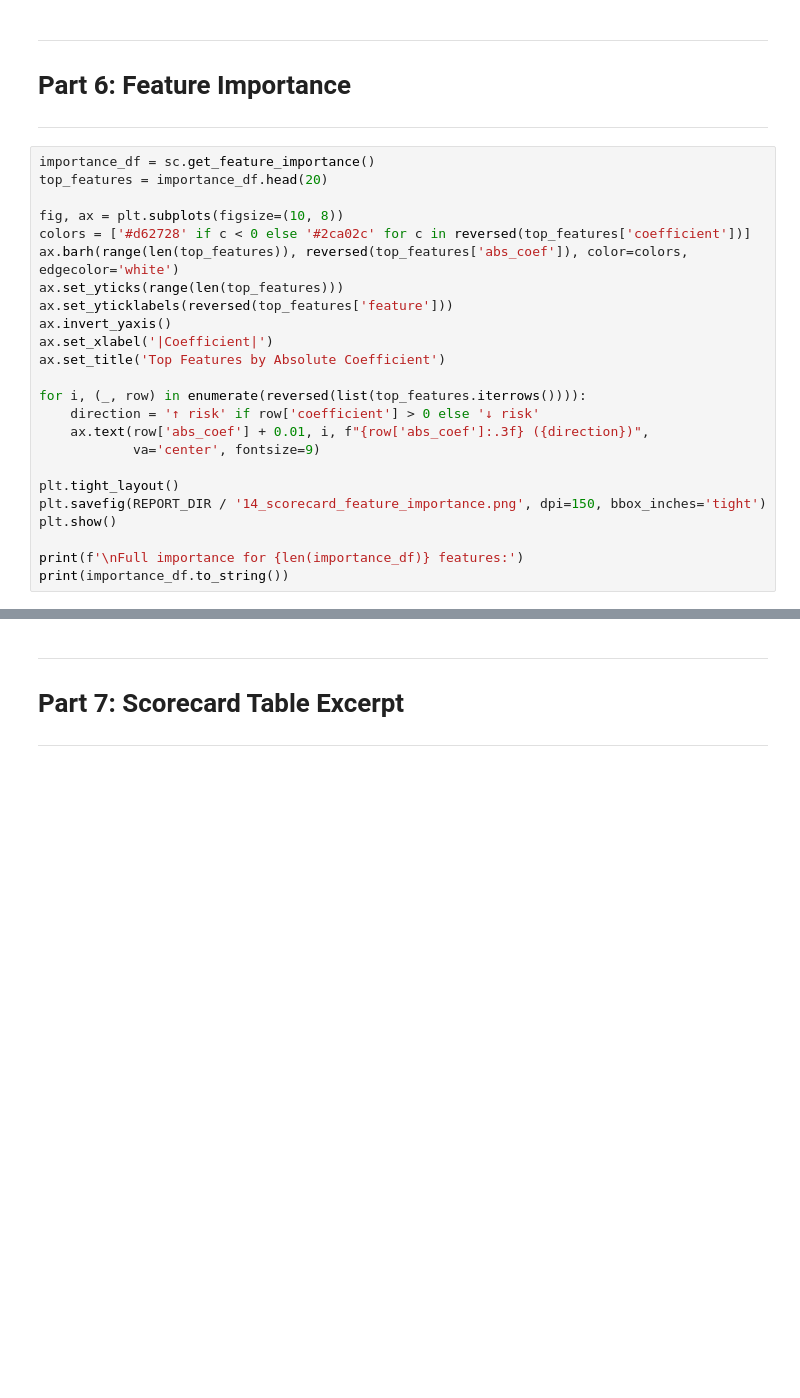
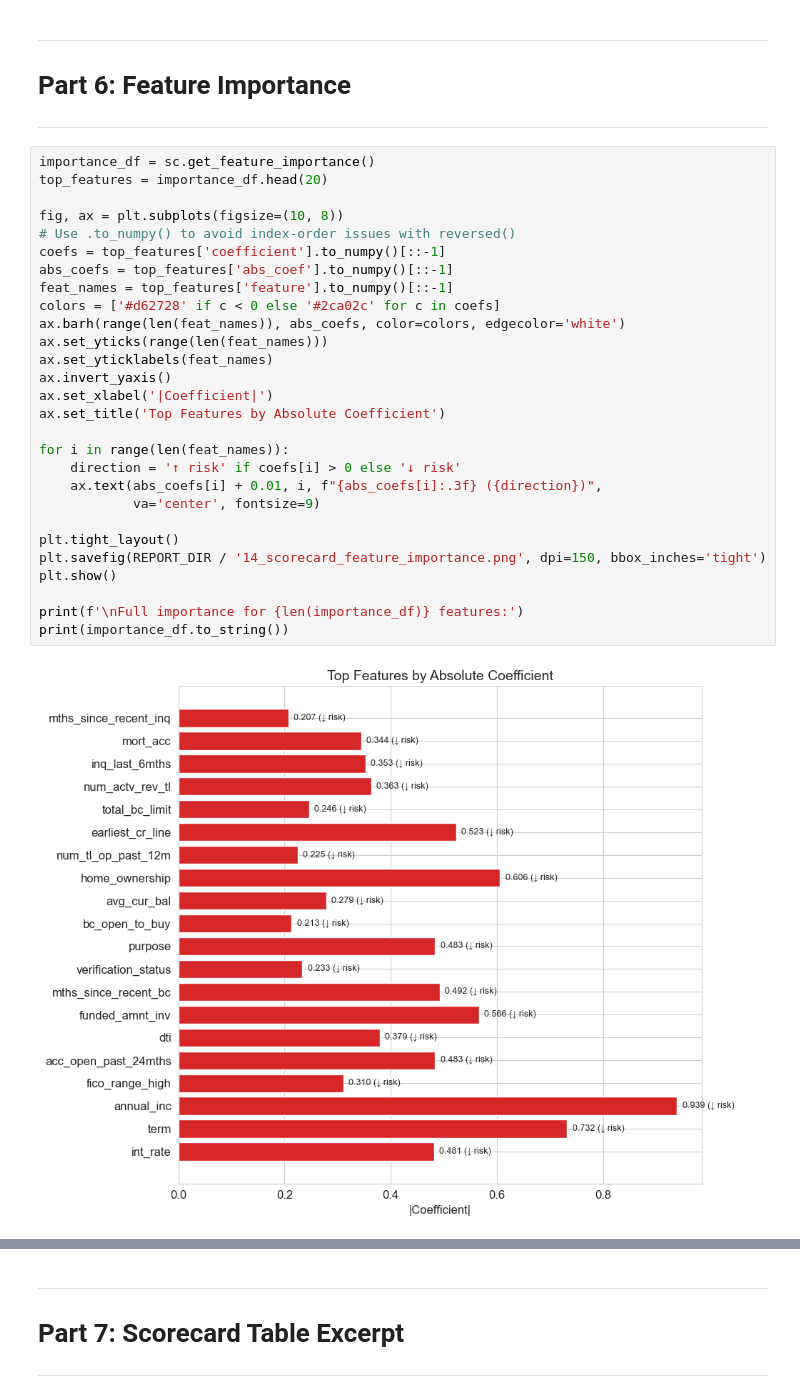
Before and after one commit to wsw99/credit-risk-scoring, a Jupyter notebook: notebooks/02_scorecard.ipynb, the cells around one changed output, grey strips where cells are left out. Drawn from its saved outputs; the diff is of its cells as text; blank space fills up the shorter version.

```diff
--- a/notebooks/02_scorecard.ipynb
+++ b/notebooks/02_scorecard.ipynb
@@ -214,24 +286,30 @@ plt.show()
 # %%
 importance_df = sc.get_feature_importance()
 top_features = importance_df.head(20)
 
 fig, ax = plt.subplots(figsize=(10, 8))
-colors = ['#d62728' if c < 0 else '#2ca02c' for c in reversed(top_features['coefficient'])]
-ax.barh(range(len(top_features)), reversed(top_features['abs_coef']), color=colors, edgecolor='white')
-ax.set_yticks(range(len(top_features)))
-ax.set_yticklabels(reversed(top_features['feature']))
+# Use .to_numpy() to avoid index-order issues with reversed()
+coefs = top_features['coefficient'].to_numpy()[::-1]
+abs_coefs = top_features['abs_coef'].to_numpy()[::-1]
+feat_names = top_features['feature'].to_numpy()[::-1]
+colors = ['#d62728' if c < 0 else '#2ca02c' for c in coefs]
+ax.barh(range(len(feat_names)), abs_coefs, color=colors, edgecolor='white')
+ax.set_yticks(range(len(feat_names)))
+ax.set_yticklabels(feat_names)
 ax.invert_yaxis()
 ax.set_xlabel('|Coefficient|')
 ax.set_title('Top Features by Absolute Coefficient')
 
-for i, (_, row) in enumerate(reversed(list(top_features.iterrows()))):
-    direction = '↑ risk' if row['coefficient'] > 0 else '↓ risk'
-    ax.text(row['abs_coef'] + 0.01, i, f"{row['abs_coef']:.3f} ({direction})",
+for i in range(len(feat_names)):
+    direction = '↑ risk' if coefs[i] > 0 else '↓ risk'
+    ax.text(abs_coefs[i] + 0.01, i, f"{abs_coefs[i]:.3f} ({direction})",
             va='center', fontsize=9)
 
 plt.tight_layout()
 plt.savefig(REPORT_DIR / '14_scorecard_feature_importance.png', dpi=150, bbox_inches='tight')
 plt.show()
 
 print(f'\nFull importance for {len(importance_df)} features:')
 print(importance_df.to_string())
+# %% [output]
+[figure, added]
```
Also changed, not shown: parts of 12 cells of this notebook, 13 other files.
